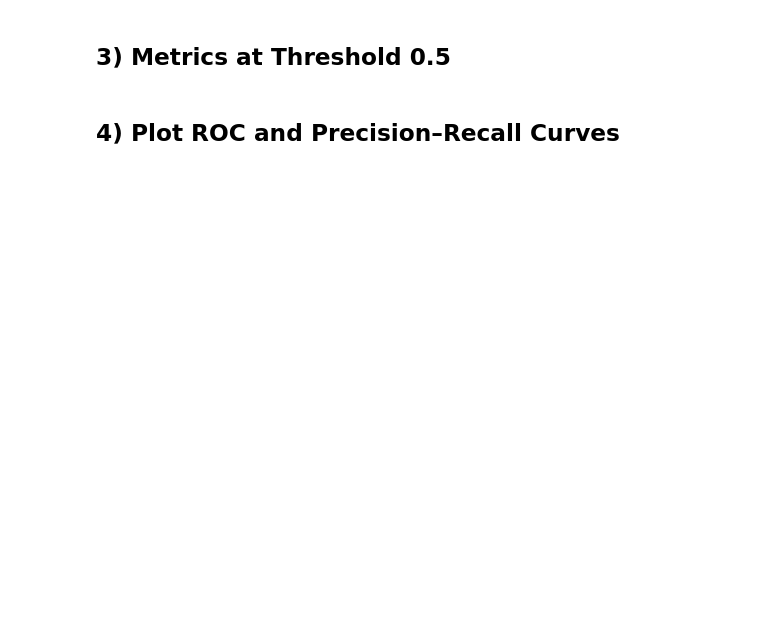
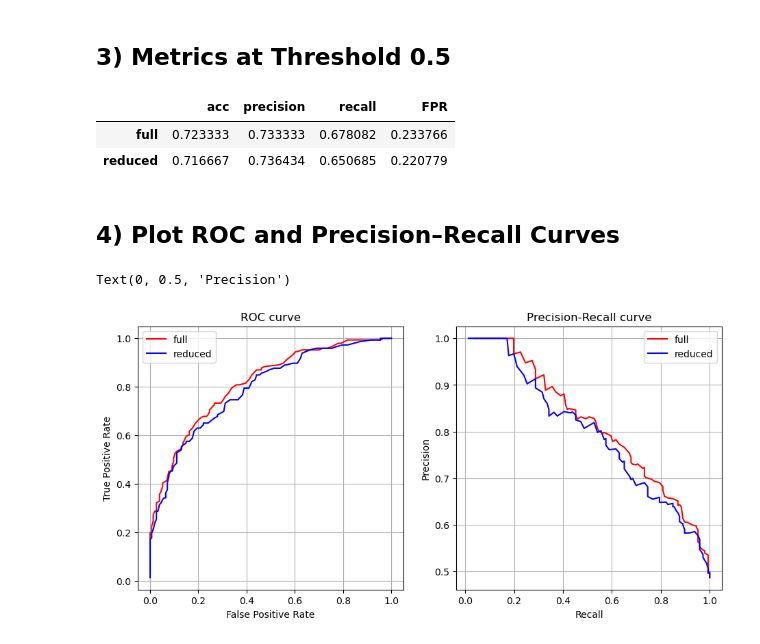
Before and after one commit to swnesbitt/ATMS-523-Module-5-Checkin, a Jupyter notebook: notebooks/LogReg_Compare_Models.ipynb, the cells around one changed output. Drawn from its saved outputs; the diff is of its cells as text; code cells hidden in the pictures; blank space fills up the shorter version.

```diff
--- a/notebooks/LogReg_Compare_Models.ipynb
+++ b/notebooks/LogReg_Compare_Models.ipynb
@@ -79,10 +90,78 @@ ypred_full = (yprob_full >= thr).astype(int)
 ypred_reduced = (yprob_reduced >= thr).astype(int)
 
 # TODO: Compute Accuracy, Precision, Recall for both models at threshold 0.5
+def compute_acc_prec_recall(y_hat, y_true):
+    eps = 1e-12
+    n = len(y_hat)
+    TP = np.sum(y_hat & y_true)
+    FP = np.sum(y_hat & (1-y_true))
+    TN = np.sum((1-y_hat) & (1-y_true))
+    FN = np.sum((1-y_hat) & y_true)
+    assert n == TP + FP + TN + FN
+    acc = (TP + TN) / n
+    precision = TP / (TP + FP + eps)
+    recall = TP / (TP + FN + eps)
+    return {
+        "acc": acc,
+        "precision": precision,
+        "recall": recall,
+        "FPR": FP / (TN + FP + eps),
+    }
+
+eval_full = compute_acc_prec_recall(ypred_full, yf_test)
+eval_reduced = compute_acc_prec_recall(ypred_reduced, yr_test)
+df_eval = pd.DataFrame([eval_full, eval_reduced], index=["full", "reduced"])
+df_eval
+# %% [output]
+|  | acc | precision | recall | FPR |
+| full | 0.723333 | 0.733333 | 0.678082 | 0.233766 |
+| reduced | 0.716667 | 0.736434 | 0.650685 | 0.220779 |
 # %% [markdown]
 ## 4) Plot ROC and Precision–Recall Curves
 # %%
 # TODO: Plot ROC and PR curves for both models on shared axes
+def compute_ROC_PR(y_prob, y_true, thr_list):
+    precision_list = []
+    recall_list = []
+    FPR_list = []
+    for thr in thr_list:
+        y_hat = (y_prob >= thr).astype(int)
+        eval_dict = compute_acc_prec_recall(y_hat, y_true)
+        precision_list.append(eval_dict["precision"])
+        recall_list.append(eval_dict["recall"])
+        FPR_list.append(eval_dict["FPR"])
+    return {
+        "precision_list": precision_list,
+        "recall_list": recall_list,
+        "FPR_list": FPR_list,
+    }
+thr_list = np.arange(0, 1.00, 0.01)
+ROC_PR_full = compute_ROC_PR(yprob_full, yf_test, thr_list)
+ROC_PR_reduced = compute_ROC_PR(yprob_reduced, yr_test, thr_list)
+# %%
+fig = plt.figure(figsize = (11, 5))
+ax1 = fig.add_subplot(1, 2, 1)
+ax2 = fig.add_subplot(1, 2, 2)
+eval_list = [ROC_PR_full, ROC_PR_reduced]
+labels = ["full", "reduced"]
+colors = ["red", "blue"]
+for eval_dict, label, color in zip(eval_list, labels, colors):
+    ax1.plot(eval_dict["FPR_list"], eval_dict["recall_list"], label = label, color = color)
+    ax2.plot(eval_dict["recall_list"], eval_dict["precision_list"], label = label, color = color)
+
+ax1.grid()
+ax1.legend()
+ax2.grid()
+ax2.legend()
+ax1.set_title("ROC curve")
+ax1.set_xlabel("False Positive Rate")
+ax1.set_ylabel("True Positive Rate")
+ax2.set_title("Precision-Recall curve")
+ax2.set_xlabel("Recall")
+ax2.set_ylabel("Precision")
+# %% [output]
+Text(0, 0.5, 'Precision')
+[figure, added]
 # %% [markdown]
 ## 5) Interpretation
 
```
Also changed, not shown: parts of 4 cells of this notebook.
